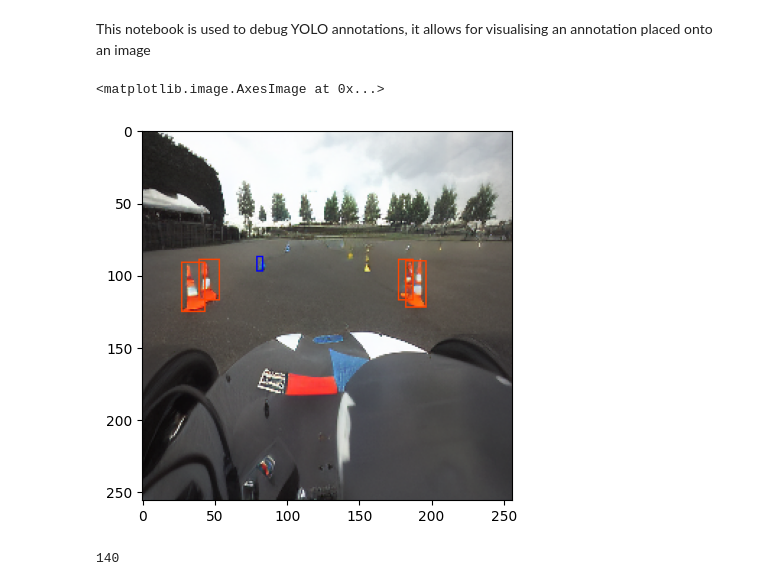
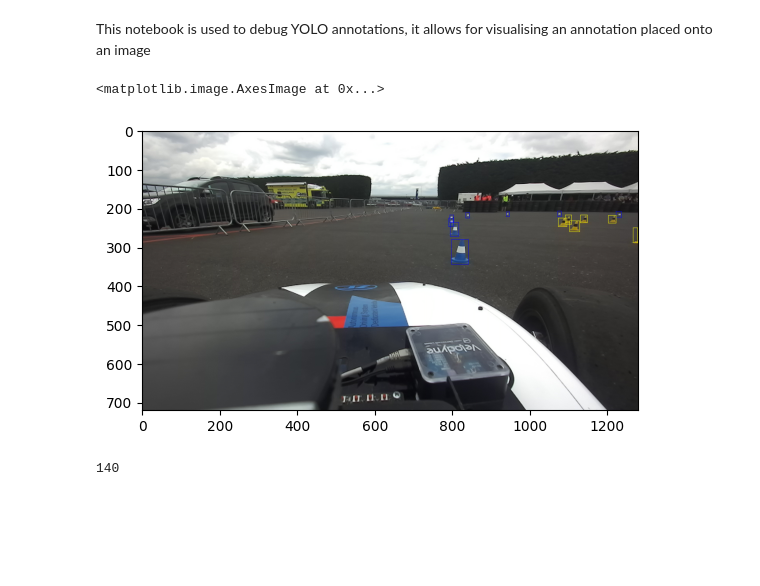
Before and after one commit to aidan-ferguson/autonomous-driving-gen-ai, a Jupyter notebook: data/view_yolo_annotation.ipynb, the cells around one changed output. Cells and saved outputs as stored; diff of their text form; code cells hidden in the pictures; blank space fills up the shorter version.

```diff
--- a/data/view_yolo_annotation.ipynb
+++ b/data/view_yolo_annotation.ipynb
@@ -7,34 +7,34 @@ import numpy as np
 # %%
 # Change these variables as required
 # IMAGE_PATH = "/home/aidan/Desktop/ugent_00038.jpg"
 # YOLO_PATH = "/home/aidan/Desktop/ugent_00038.txt"
 # IMAGE_PATH = "/home/aidan/dissertation/unity_frames/frame_196.png"
 # YOLO_PATH = "/home/aidan/dissertation/unity_frames/frame_196_yolo.txt"
-IMAGE_PATH = "/home/aidan/Desktop/sampled_frame_0.png"
-YOLO_PATH = "/home/aidan/Desktop/sampled_frame_0.txt"
+IMAGE_PATH = "/home/aidan/dissertation/validation_dataset/images/1080_first_td_right.png"
+YOLO_PATH = "/home/aidan/dissertation/validation_dataset/labels/1080_first_td_right.txt"
 #######
 
 CLASS_COL_MAP = {
     0: (0,0,255),
     1: (255,165,0),
     2: (255,69,0),
     3: (255,255,0),
 }
 
 img = cv2.cvtColor(cv2.imread(IMAGE_PATH), cv2.COLOR_BGR2RGB)
 with open(YOLO_PATH, "r") as file:
     yolo = [list(map(float, line.split(' '))) for line in file.readlines()]
 
 for annotation in yolo:
     x1, y1 = (int(annotation[1]*img.shape[1]), int(annotation[2]*img.shape[0]))
     width, height = (int(annotation[3]*img.shape[1]), int(annotation[4]*img.shape[0]))
 
     img = cv2.rectangle(img, (x1-(width//2), y1-(height//2)), (x1+(width//2), y1+(height//2)), CLASS_COL_MAP[int(annotation[0])], 0)
 
 plt.imshow(img)
 # %% [output]
 <matplotlib.image.AxesImage at 0x...>
-[figure, old version]
+[figure, new version]
 # %%
 803 - 663
 # %% [output]
```
Also changed, not shown: 1 other file.
